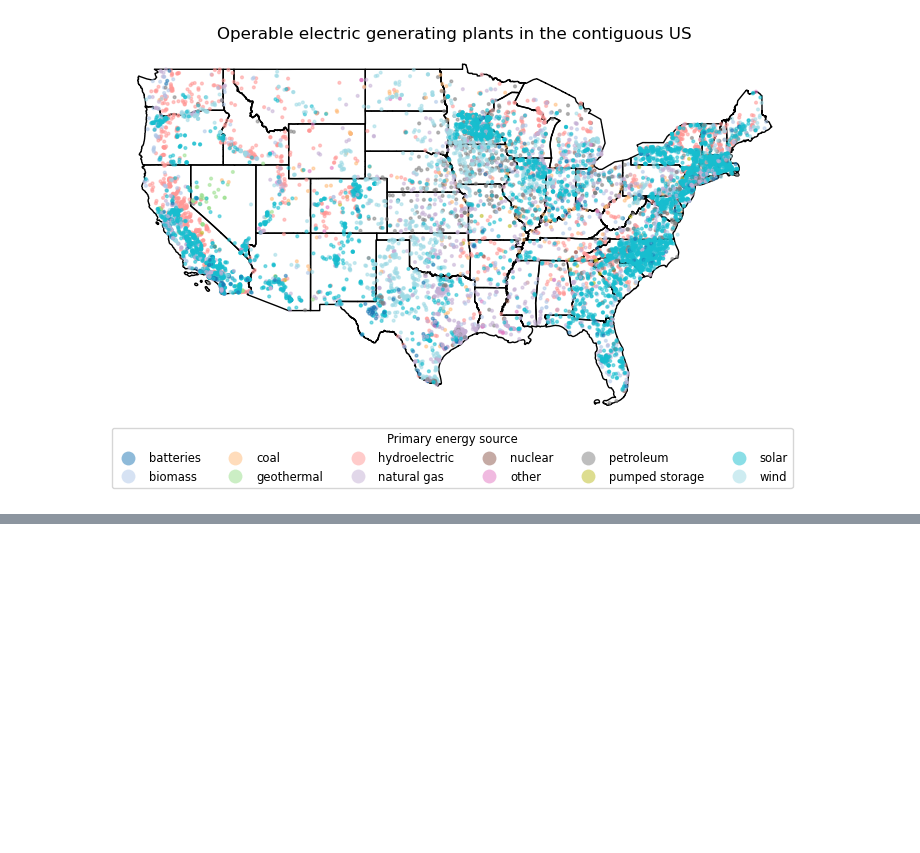
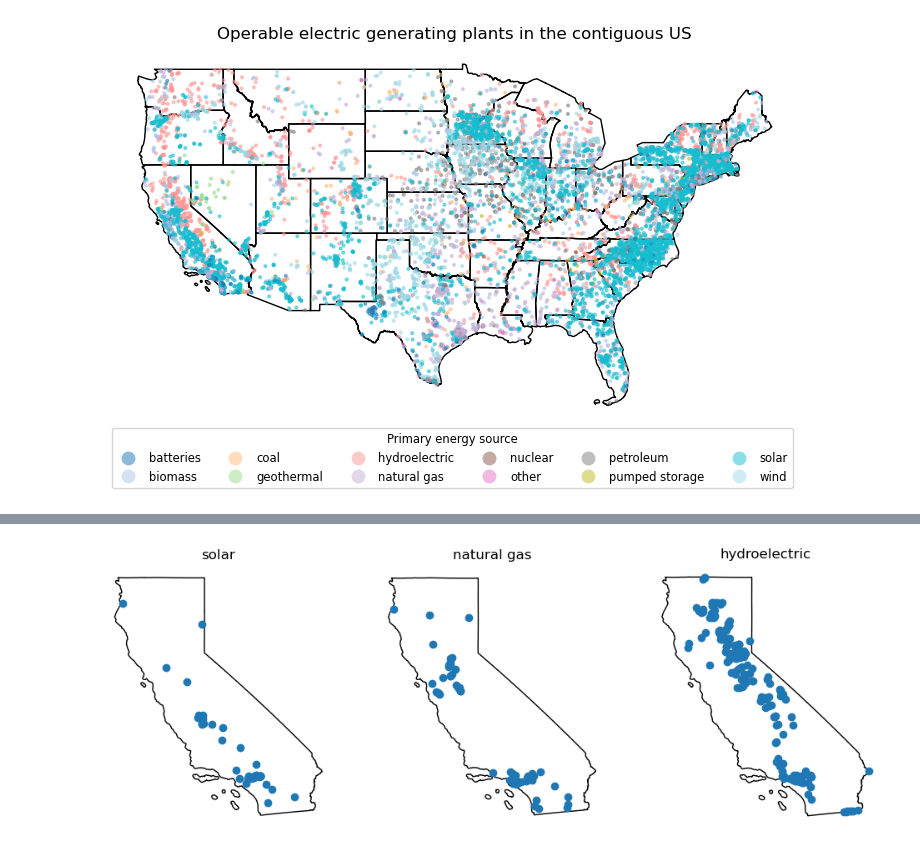
Before and after one commit to vedikaS-byte/eds-220-2025-in-class, a Jupyter notebook: week5-code-streamlining.ipynb, the cells around one changed output, grey strips where cells are left out. Saved outputs shown, nothing was run; the diff lists cells and outputs as text; code cells hidden in the pictures; blank space fills up the shorter version.

```diff
--- a/week5-code-streamlining.ipynb
+++ b/week5-code-streamlining.ipynb
@@ -224,0 +274,28 @@ plt.show()
+# %%
+# Select power plants in California
+power_plants_ca = power_plants[power_plants["state"] == "California"]
+#power_plants_ca.info()
+# Creat a list named top_sources with top 3 electri primary sources
+power_plants_ca = power_plants_ca[power_plants_ca["sector_name"] == "Electric Utility"]
+power_plants_ca.primsource.unique()
+top_sources = ["solar", "natural gas", "hydroelectric"]
+
+#
+#ca_boundary = power_plants_ca["geometry"]
+ca_boundary = states[states["stusps"] == "CA"]
+#ca_boundary.plot()
+
+#ca_boundary = power_plants_ca["geometry"]
+#ca_boundary.info()
+# Recreate the plots with a for loop
+fig, axes = plt.subplots(nrows=1, ncols = 3, figsize = (12,6))
+
+for ax, i in zip(axes, top_sources):
+    ax.set_title(i)
+    ax.axis("off")
+    ca_boundary.plot(ax= ax, color = "none",
+                     edgecolor = "black")
+
+    power_plants_ca[power_plants_ca["primsource"] == i].plot(ax=ax)
+# %% [output]
+[figure, added]
```
Also changed, not shown: parts of 8 cells of this notebook.
